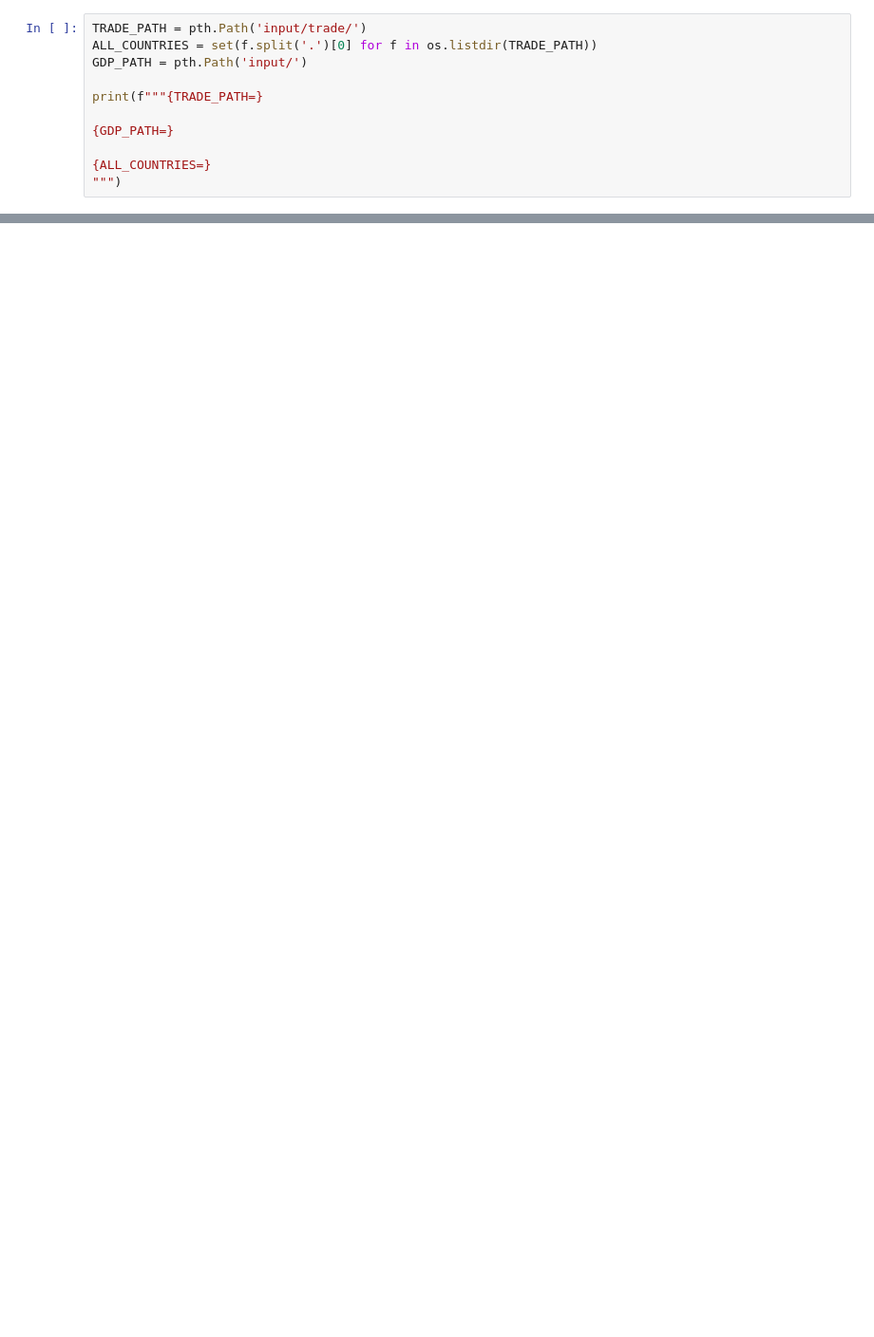
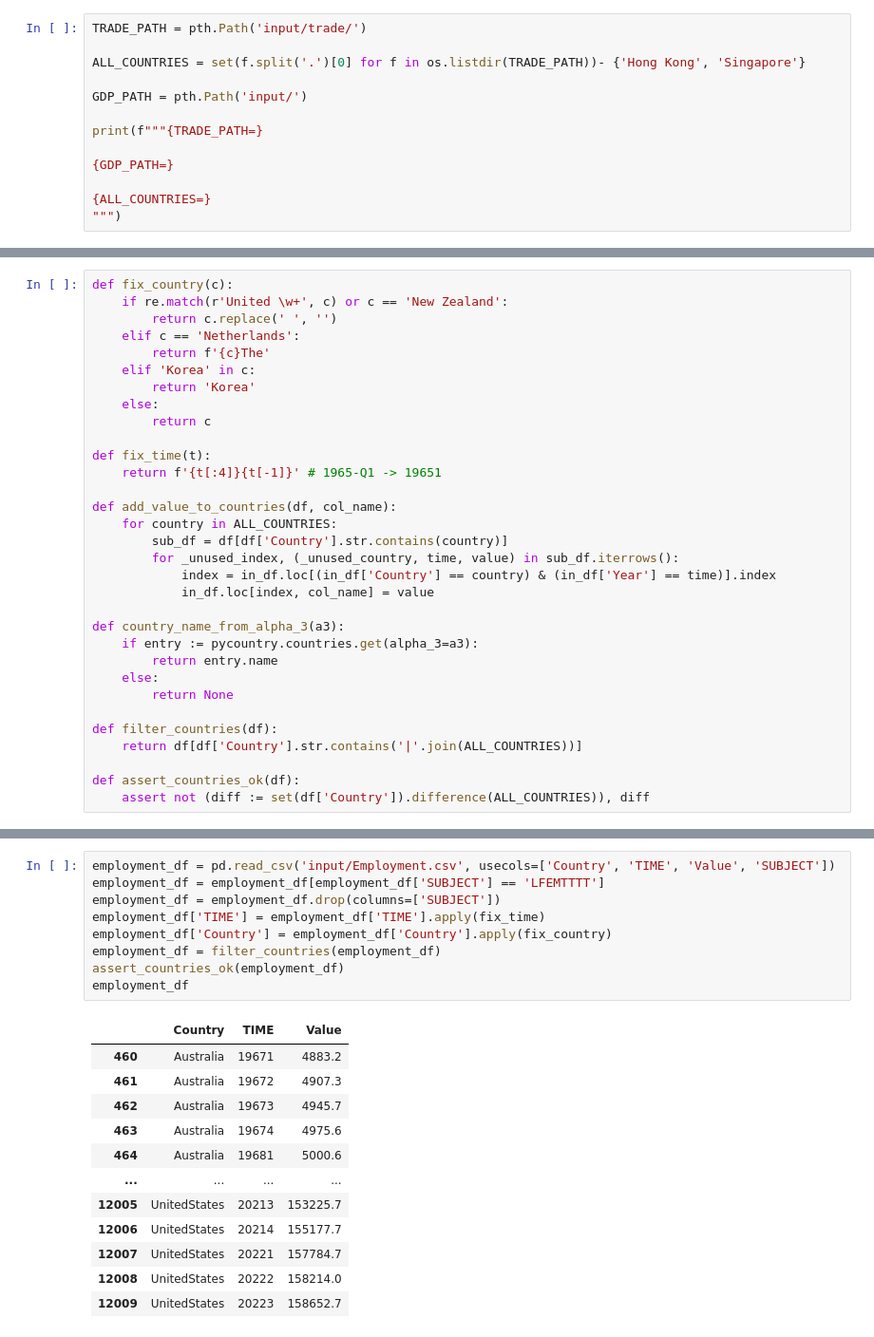
Before and after one commit to graffv/Statapp-Macroeconomie, a Jupyter notebook: clemence/main.ipynb, the cells around one changed output, grey strips where cells are left out. Shown: that part at 95% size. Drawn from its saved outputs; the diff is of its cells as text; blank space fills up the shorter version.

Commit message:
Add code for GDB, employment, industrial production

```diff
--- a/clemence/main.ipynb
+++ b/clemence/main.ipynb
@@ -8,6 +10,8 @@ import sys
 # %%
 TRADE_PATH = pth.Path('input/trade/')
-ALL_COUNTRIES = set(f.split('.')[0] for f in os.listdir(TRADE_PATH))
+
+ALL_COUNTRIES = set(f.split('.')[0] for f in os.listdir(TRADE_PATH))- {'Hong Kong', 'Singapore'}
+
 GDP_PATH = pth.Path('input/')
 
 print(f"""{TRADE_PATH=}
@@ -179,0 +190,32 @@ Done
+# %%
+def fix_country(c):
+    if re.match(r'United \w+', c) or c == 'New Zealand':
+        return c.replace(' ', '')
+    elif c == 'Netherlands':
+        return f'{c}The'
+    elif 'Korea' in c:
+        return 'Korea'
+    else:
+        return c
+
+def fix_time(t):
+    return f'{t[:4]}{t[-1]}' # 1965-Q1 -> 19651
+
+def add_value_to_countries(df, col_name):
+    for country in ALL_COUNTRIES:
+        sub_df = df[df['Country'].str.contains(country)]
+        for _unused_index, (_unused_country, time, value) in sub_df.iterrows():
+            index = in_df.loc[(in_df['Country'] == country) & (in_df['Year'] == time)].index
+            in_df.loc[index, col_name] = value
+
+def country_name_from_alpha_3(a3):
+    if entry := pycountry.countries.get(alpha_3=a3):
+        return entry.name
+    else:
+        return None
+
+def filter_countries(df):
+    return df[df['Country'].str.contains('|'.join(ALL_COUNTRIES))]
+
+def assert_countries_ok(df):
+    assert not (diff := set(df['Country']).difference(ALL_COUNTRIES)), diff
@@ -179,0 +242,22 @@ Done
+# %%
+employment_df = pd.read_csv('input/Employment.csv', usecols=['Country', 'TIME', 'Value', 'SUBJECT'])
+employment_df = employment_df[employment_df['SUBJECT'] == 'LFEMTTTT']
+employment_df = employment_df.drop(columns=['SUBJECT'])
+employment_df['TIME'] = employment_df['TIME'].apply(fix_time)
+employment_df['Country'] = employment_df['Country'].apply(fix_country)
+employment_df = filter_countries(employment_df)
+assert_countries_ok(employment_df)
+employment_df
+# %% [output]
+|  | Country | TIME | Value |
+| 460 | Australia | 19671 | 4883.2 |
+| 461 | Australia | 19672 | 4907.3 |
+| 462 | Australia | 19673 | 4945.7 |
+| 463 | Australia | 19674 | 4975.6 |
+| 464 | Australia | 19681 | 5000.6 |
+| ... | ... | ... | ... |
+| 12005 | UnitedStates | 20213 | 153225.7 |
+| 12006 | UnitedStates | 20214 | 155177.7 |
+| 12007 | UnitedStates | 20221 | 157784.7 |
+| 12008 | UnitedStates | 20222 | 158214.0 |
+| 12009 | UnitedStates | 20223 | 158652.7 |
```
Also changed, not shown: parts of 17 cells of this notebook, 6 other files.
